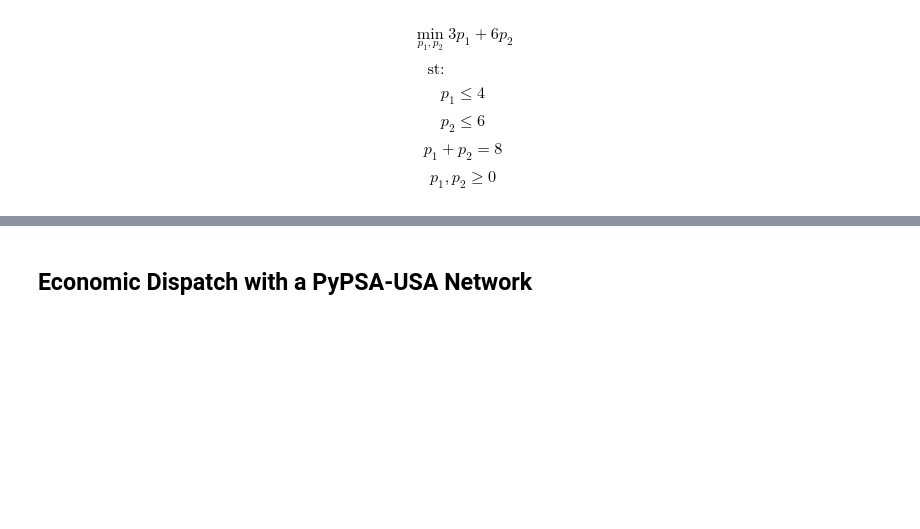
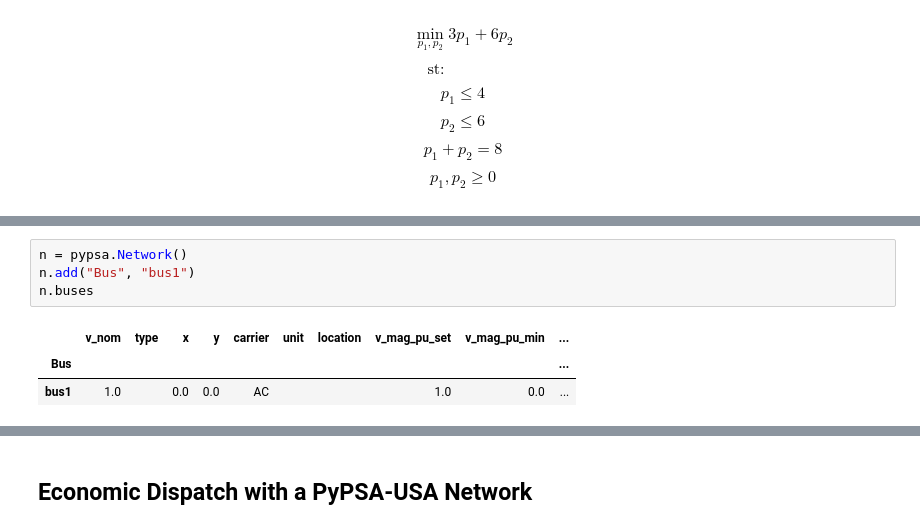
Before and after one commit to ktehranchi/energy310_notebooks, a Jupyter notebook: notebooks/01_what_is_pypsa.ipynb, the cells around one changed output, grey strips where cells are left out. Cells and saved outputs as stored; diff of their text form; blank space fills up the shorter version.

```diff
--- a/notebooks/01_what_is_pypsa.ipynb
+++ b/notebooks/01_what_is_pypsa.ipynb
@@ -224,3 +411,11 @@ sequential_reveal_economic_dispatch_interactive()
+# %%
+n = pypsa.Network()
+n.add("Bus", "bus1")
+n.buses
+# %% [output]
+|  | v_nom | type | x | y | carrier | unit | location | v_mag_pu_set | v_mag_pu_min | ... |
+| Bus |  |  |  |  |  |  |  |  |  | ... |
+| bus1 | 1.0 |  | 0.0 | 0.0 | AC |  |  | 1.0 | 0.0 | ... |
 # %%
 n_simple = pypsa.Network()
 n_simple.add("Bus", "bus1")
```
Also changed, not shown: parts of 66 cells of this notebook, 1 other file.
